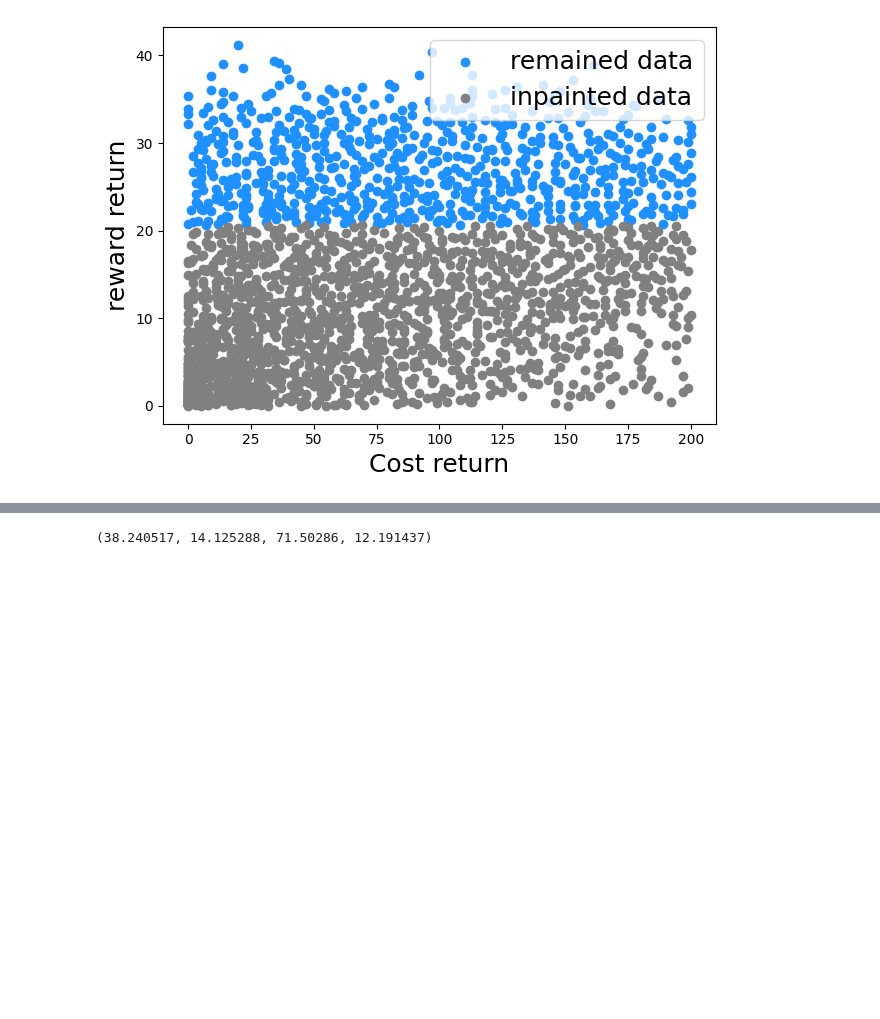
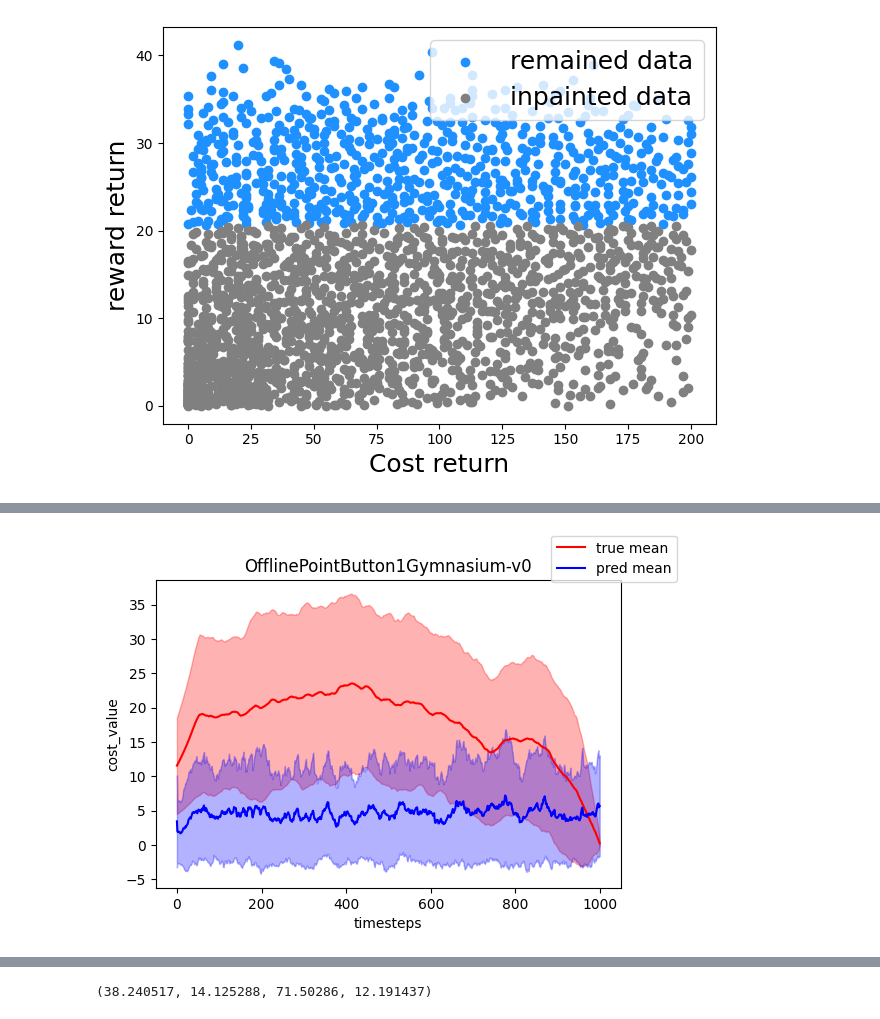
Before and after one commit to returaj/offline_mpc, a Jupyter notebook: dsrl_model/notebooks/check_cost_model.ipynb, the cells around one changed output, grey strips where cells are left out. Drawn from its saved outputs; the diff is of its cells as text; code cells hidden in the pictures; blank space fills up the shorter version.

Commit message:
add value based plots

```diff
--- a/dsrl_model/notebooks/check_cost_model.ipynb
+++ b/dsrl_model/notebooks/check_cost_model.ipynb
@@ -191,10 +220,33 @@ def plot_pred_cost_trajectories(pred_traj_cost, bins, task_name):
     ax.set_title(task_name)
     ax.set_xlabel("Predicted Cost")
     ax.set_ylabel("Binned True Cost")
+
+
+def plot_value(true_vs, pred_vs, task_name):
+    fig, ax = plt.subplots(figsize=(6, 4))
+    true_vs, pred_vs = np.array(true_vs), np.array(pred_vs)
+
+    true_mean, true_std = np.mean(true_vs, axis=0), np.std(true_vs, axis=0)
+    pred_mean, pred_std = np.mean(pred_vs, axis=0), np.std(pred_vs, axis=0)
+
+    x = np.arange(len(true_mean))
+
+    ax.plot(x, true_mean, label="true mean", color="red")
+    ax.fill_between(x, true_mean - true_std, true_mean + true_std, color="red", alpha=0.3)
+
+    ax.plot(x, pred_mean, label="pred mean", color="blue")
+    ax.fill_between(x, pred_mean - pred_std, pred_mean + pred_std, color="blue", alpha=0.3)
+
+    fig.legend()
+    ax.set_xlabel("timesteps")
+    ax.set_ylabel("cost_value")
+    ax.set_title(task_name)
 # %%
 # task = "OfflineAntVelocityGymnasium-v1"
 task = "OfflinePointButton1Gymnasium-v0"
 device = torch.device("cpu")
+
+gamma = 0.99
 
 is_norm = True
 norm_type = "norm" if is_norm else "no_norm"
@@ -206,7 +258,7 @@ is_contrastive = True
 neg_z_path = f"/home/returaj/workspace/github/offline_mpc/dsrl_model/runs/safepcl/{task}/{norm_type}/state.pkl"
 
 cost_model_path = f"/home/returaj/workspace/github/offline_mpc/dsrl_model/runs/safepcl/{task}/{norm_type}/cost_model_1000000.pt"
-value_cost_model_path = f"/home/returaj/workspace/github/offline_mpc/dsrl_model/runs/safepcl/{task}/{norm_type}/value_cost_model_280000.pt"
+value_cost_model_path = f"/home/returaj/workspace/github/offline_mpc/dsrl_model/runs/safepcl/{task}/{norm_type}/value_cost_model_1000000.pt"
 # %%
 env, obs_dim, act_dim = get_env(task)
 data = get_dataset(env, task)
@@ -244,2 +296,8 @@ plot_pred_cost_trajectories(pred_traj_cost, cost_bins, task_name=task)
 # %%
 value_model = load_value_model(obs_dim, act_dim, 256, value_cost_model_path, device)
+# %%
+bin_idx = -1
+true_vs, pred_vs = get_cost_value(data, cost_bins[bin_idx], value_model, gamma=gamma, norm=is_norm)
+plot_value(true_vs, pred_vs, task_name=task)
+# %% [output]
+[figure, added]
```
Also changed, not shown: parts of 4 cells of this notebook.
